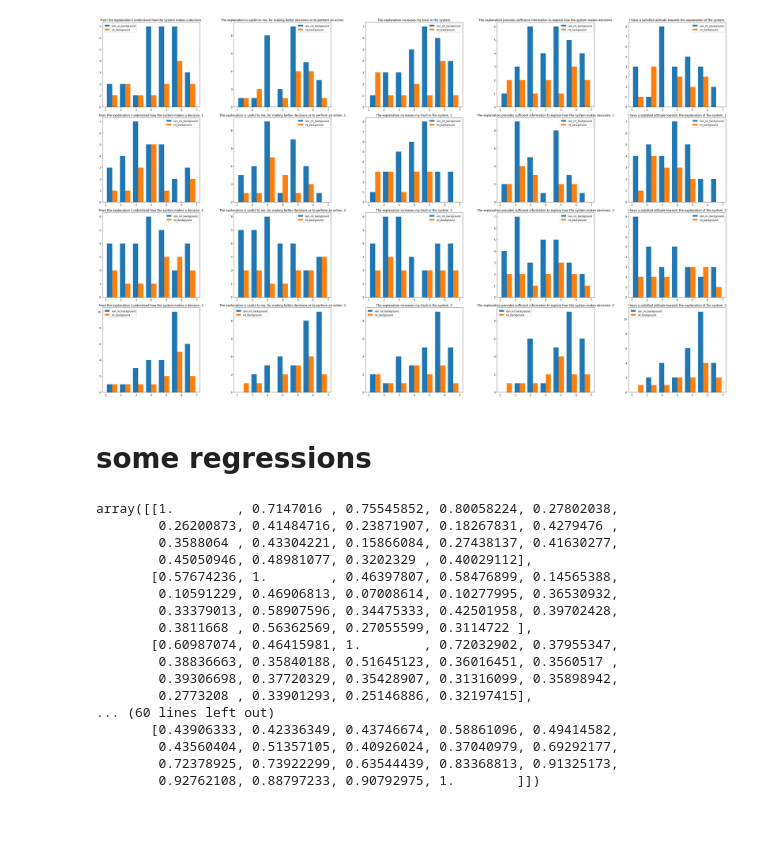
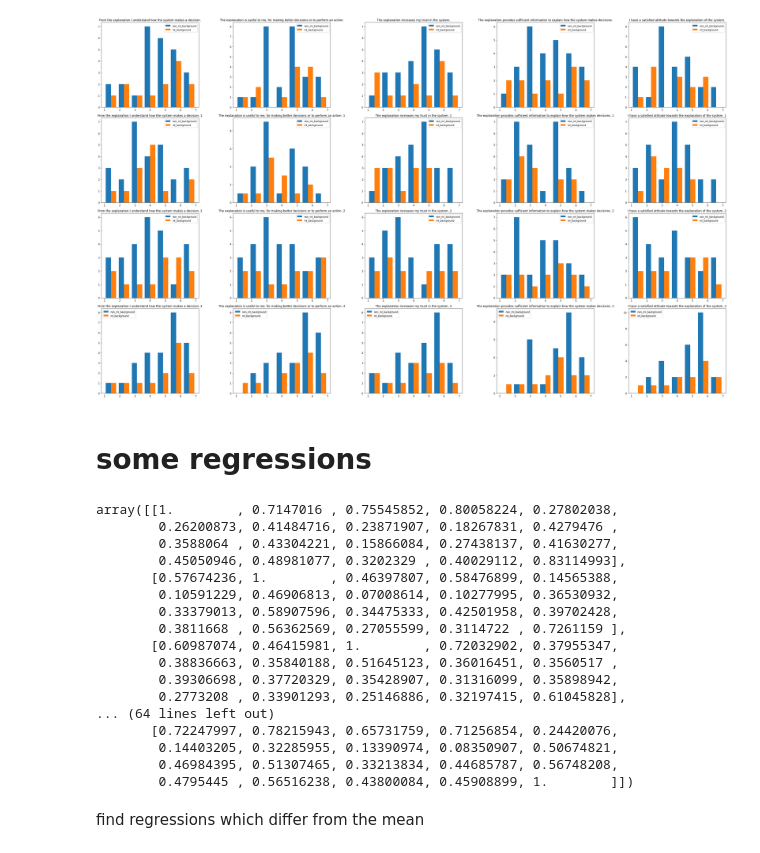
Before and after one commit to unofficial-Jona/Unimaas_researchproject_XAI, a Jupyter notebook: Data analysis.ipynb, the cells around one changed output. Saved outputs shown, nothing was run; the diff lists cells and outputs as text; code cells hidden in the pictures; blank space fills up the shorter version.

```diff
--- a/Data analysis.ipynb
+++ b/Data analysis.ipynb
@@ -7,5 +7,6 @@ import seaborn as sns
 df = pd.read_csv('data/Questionnaire to Benchmark Explainable AI Methods.csv')
 # %%
 df = df.drop('Timestamp', axis=1)
+df = df.dropna()
 # %%
 original_column_names = df.columns
@@ -42,30 +40,30 @@ non_ml_background = df.drop(index=ml_background.index)
 # %%
 def get_histo_grid(safe_fig=False):
     """
     This function creates a histogram for each question.
     The data is segmented based on ML-Background
     @param safe_fig: defines if the figure is saved as .png
     @return: None
     """
     fig, axs = plt.subplots(4,5)
     fig.set_size_inches(37, 22)
     # fig.subplots_adjust(hspace=1.0, wspace=1.0)
     for i in range(6,26):
         data = [non_ml_background[f'question {i}'], ml_background[f'question {i}']]
         row = (i-6)//5
         col = (i-6)%5
         # axs[row,col].set_size_inches(18.5, 10.5)
         axs[row,col].hist(data, bins=7, histtype='bar',  label=['non_ml_background', 'ml_background'])
         axs[row,col].set_title(original_column_names[i-1])
         axs[row,col].legend()
     # plt.legend()
     plt.tight_layout()
     if safe_fig:
         plt.savefig('histo_grid')
 
-get_histo_grid(safe_fig=True)
+# get_histo_grid(safe_fig=True)
 # %% [output]
-[figure, old version]
+[figure, new version]
 # %% [markdown]
 # some regressions
 # %%
@@ -81,9 +79,9 @@ def get_regression_coeff(att_1=None, att_2=None):
     @return: one or all regression coefficients
     """
     if att_1 == None and att_2 == None:
-        coeffs = np.zeros((19,19))
-        for i in range(6,25):
-            for j in range(6,25):
+        coeffs = np.zeros((20,20))
+        for i in range(5,25):
+            for j in range(5,25):
                 X = df.iloc[:,i].values.reshape(-1,1)
                 Y = df.iloc[:,j].values.reshape(-1,1)
 
@@ -102,17 +100,19 @@ get_regression_coeff()
 array([[1.        , 0.7147016 , 0.75545852, 0.80058224, 0.27802038,
         0.26200873, 0.41484716, 0.23871907, 0.18267831, 0.4279476 ,
         0.3588064 , 0.43304221, 0.15866084, 0.27438137, 0.41630277,
-        0.45050946, 0.48981077, 0.3202329 , 0.40029112],
+        0.45050946, 0.48981077, 0.3202329 , 0.40029112, 0.83114993],
        [0.57674236, 1.        , 0.46397807, 0.58476899, 0.14565388,
         0.10591229, 0.46906813, 0.07008614, 0.10277995, 0.36530932,
         0.33379013, 0.58907596, 0.34475333, 0.42501958, 0.39702428,
-        0.3811668 , 0.56362569, 0.27055599, 0.3114722 ],
+        0.3811668 , 0.56362569, 0.27055599, 0.3114722 , 0.7261159 ],
        [0.60987074, 0.46415981, 1.        , 0.72032902, 0.37955347,
         0.38836663, 0.35840188, 0.51645123, 0.36016451, 0.3560517 ,
         0.39306698, 0.37720329, 0.35428907, 0.31316099, 0.35898942,
-        0.2773208 , 0.33901293, 0.25146886, 0.32197415],
-... (60 lines left out)
-       [0.43906333, 0.42336349, 0.43746674, 0.58861096, 0.49414582,
-        0.43560404, 0.51357105, 0.40926024, 0.37040979, 0.69292177,
-        0.72378925, 0.73922299, 0.63544439, 0.83368813, 0.91325173,
-        0.92762108, 0.88797233, 0.90792975, 1.        ]])
+        0.2773208 , 0.33901293, 0.25146886, 0.32197415, 0.61045828],
+... (64 lines left out)
+       [0.72247997, 0.78215943, 0.65731759, 0.71256854, 0.24420076,
+        0.14403205, 0.32285955, 0.13390974, 0.08350907, 0.50674821,
+        0.46984395, 0.51307465, 0.33213834, 0.44685787, 0.56748208,
+        0.4795445 , 0.56516238, 0.43800084, 0.45908899, 1.        ]])
+# %% [markdown]
+find regressions which differ from the mean
```
Also changed, not shown: parts of 3 cells of this notebook, 1 other file.
